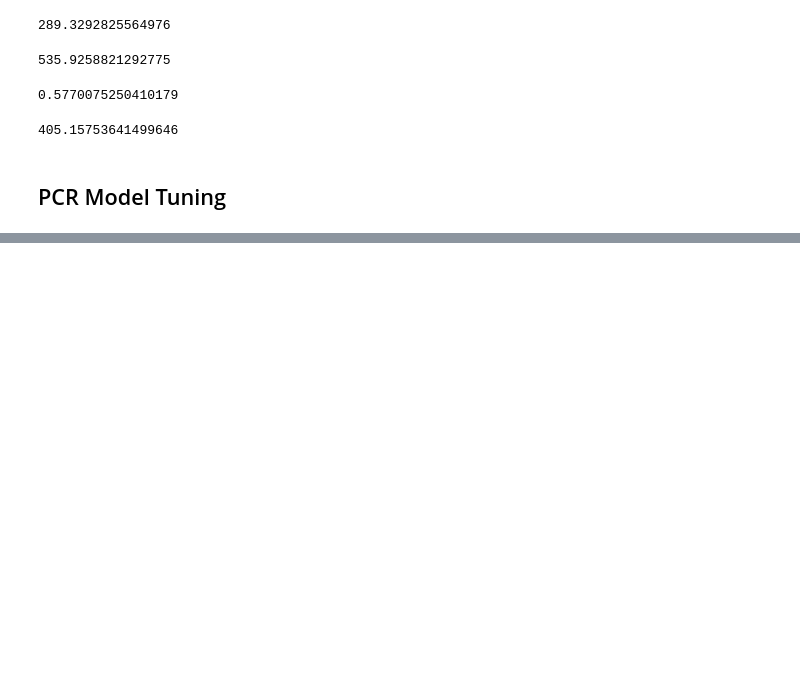
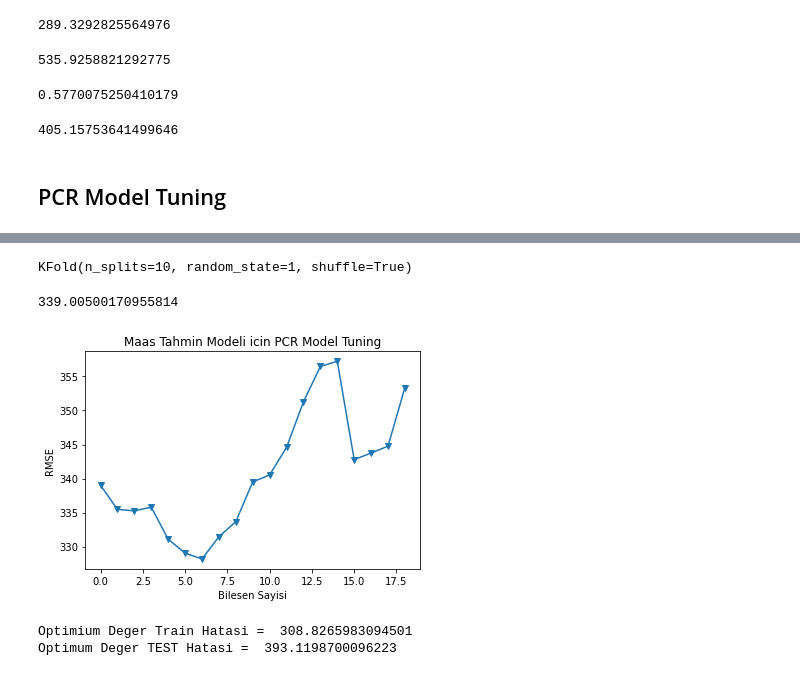
Before and after one commit to abdullahcayde/Trainings, a Jupyter notebook: ML/ML_01.ipynb, the cells around one changed output, grey strips where cells are left out. Cells and saved outputs as stored; diff of their text form; code cells hidden in the pictures; blank space fills up the shorter version.

```diff
--- a/ML/ML_01.ipynb
+++ b/ML/ML_01.ipynb
@@ -1209,0 +1238,55 @@ pcr_model = lm.fit(X_reduced_train, y_train)
+# %%
+# n_splits = 10 (10 katli yapiyoruz)
+# shuffle = Gruplara ayrilmadan once verilerin karistirilip karistirmayacagi
+
+cv_10 = model_selection.KFold(n_splits= 10,
+                             shuffle= True,
+                             random_state= 1)
+cv_10
+# %% [output]
+KFold(n_splits=10, random_state=1, shuffle=True)
+# %%
+lm = LinearRegression()
+# %%
+RMSE = []
+# %%
+for i in np.arange(1, X_reduced_train.shape[1]+1):
+
+    score = np.sqrt(-model_selection.cross_val_score(lm,
+                                                     X_reduced_train[:,:i],
+                                                     y_train.ravel(),
+                                                     cv= cv_10,
+                                                     scoring= 'neg_mean_squared_error').mean())
+    RMSE.append(score)
+
+RMSE[0]
+# %% [output]
+339.00500170955814
+# %%
+plt.plot(RMSE, '-v')
+plt.xlabel('Bilesen Sayisi')
+plt.ylabel('RMSE')
+plt.title('Maas Tahmin Modeli icin PCR Model Tuning');
+
+# Optimum Bilesen Sayisi  6 oldugunu anliyoruz !!!!!
+# %% [output]
+[figure, added]
+# %%
+# Optimum Deger uzerinden Train Hatasi Hesaplamak
+
+lm = LinearRegression()
+
+pcr_model = lm.fit(X_reduced_train[:,0:6], y_train)
+
+y_pred = pcr_model.predict(X_reduced_train[:,0:6])
+
+print('Optimium Deger Train Hatasi = ',np.sqrt(mean_squared_error(y_train, y_pred)))
+
+# Optimum Deger uzerinden TEST Hatasi Hesaplamak
+
+y_pred = pcr_model.predict(X_reduced_test[:,0:6])
+
+print('Optimum Deger TEST Hatasi = ',np.sqrt(mean_squared_error(y_test, y_pred)))
+# %% [output]
+Optimium Deger Train Hatasi =  308.8265983094501
+Optimum Deger TEST Hatasi =  393.1198700096223
```
Also changed, not shown: parts of 5 cells of this notebook.
